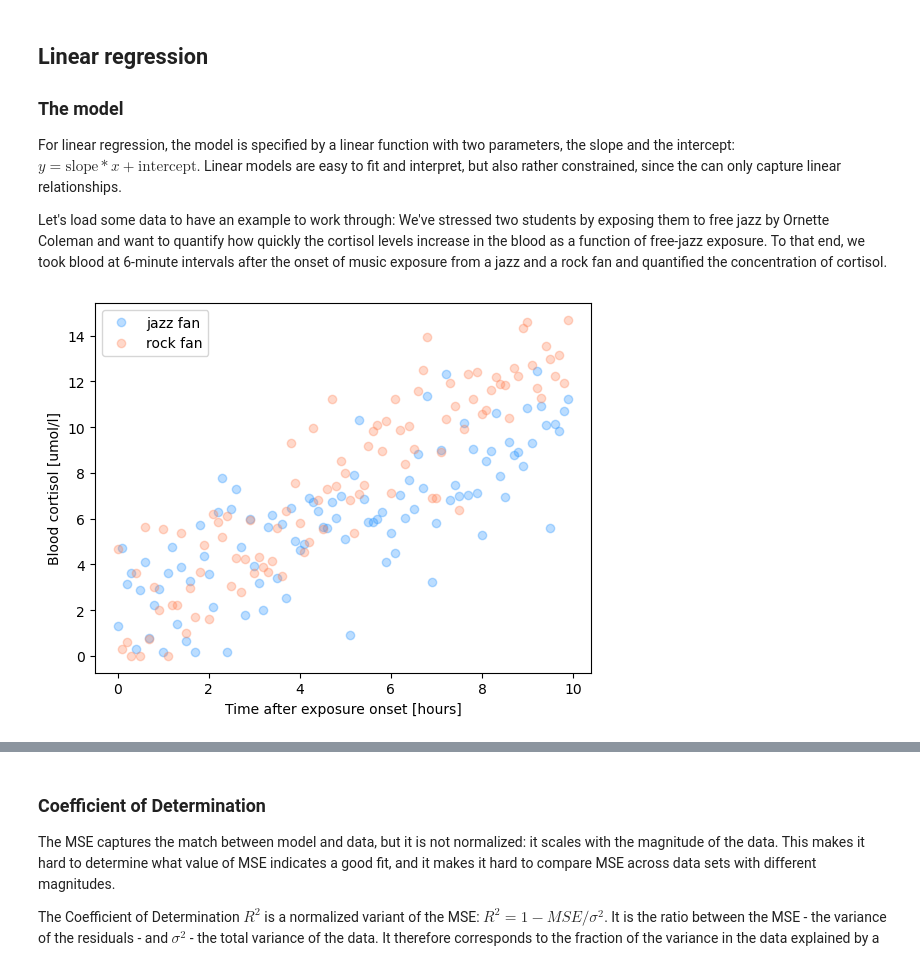
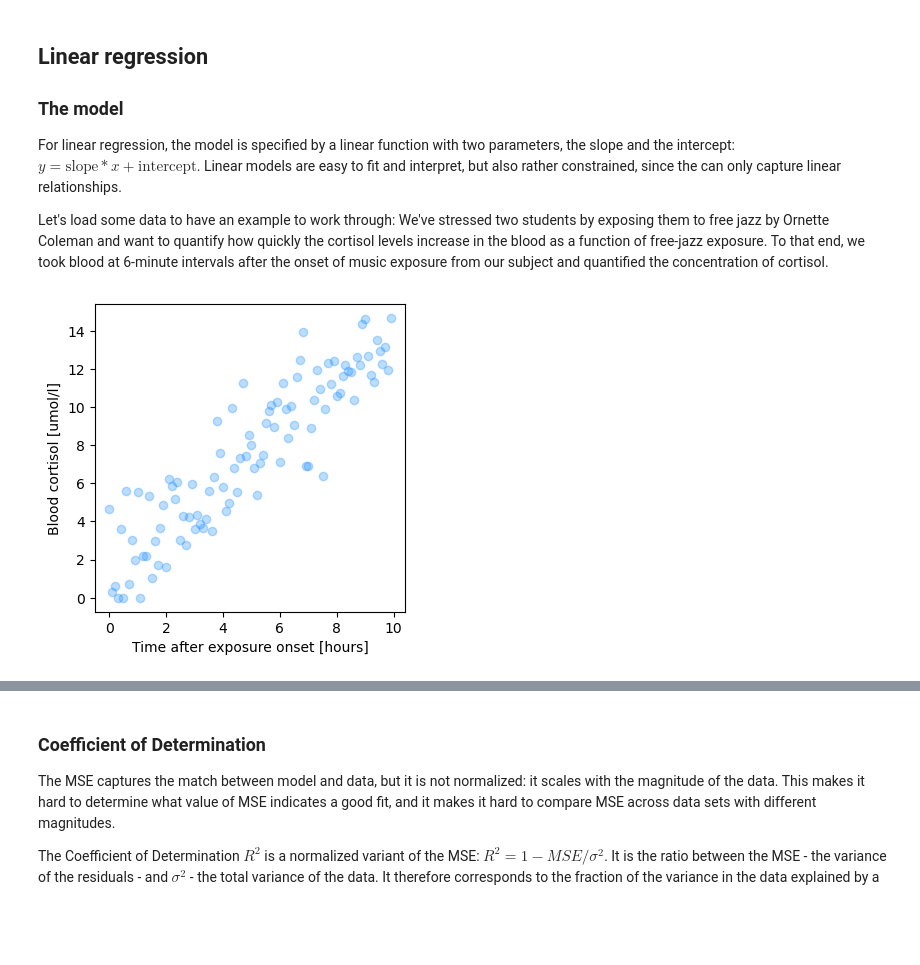
Before and after one commit to janclemenslab/neu715, a Jupyter notebook: docs/_sources/lectures/lecture 6/6.01_linear regression.ipynb, the cells around one changed output, grey strips where cells are left out. Drawn from its saved outputs; the diff is of its cells as text; code cells hidden in the pictures; blank space fills up the shorter version.

```diff
--- a/docs/_sources/lectures/lecture 6/6.01_linear regression.ipynb
+++ b/docs/_sources/lectures/lecture 6/6.01_linear regression.ipynb
@@ -58,21 +58,21 @@ _Nonlinear regression_, in which the model can be of arbitrary form, is more fle
 For linear regression, the model is specified by a linear function with two parameters, the slope and the intercept: $y=\text{slope} * x + \text{intercept}$. Linear models are easy to fit and interpret, but also rather constrained, since the can only capture linear relationships.
 
 Let's load some data to have an example to work through:
-We've stressed two students by exposing them to free jazz by Ornette Coleman and want to quantify how quickly the cortisol levels increase in the blood as a function of free-jazz exposure. To that end, we took blood at 6-minute intervals after the onset of music exposure from a jazz and a rock fan and quantified the concentration of cortisol.
+We've stressed two students by exposing them to free jazz by Ornette Coleman and want to quantify how quickly the cortisol levels increase in the blood as a function of free-jazz exposure. To that end, we took blood at 6-minute intervals after the onset of music exposure from our subject and quantified the concentration of cortisol.
 # %%
 import numpy as np
 import matplotlib.pyplot as plt
 
 d= np.load('6.01_linear_regression.npz')
-plt.plot(d['time'], d['rock_cortisol'], 'o', alpha=0.3, c='dodgerblue', label='jazz fan')
-plt.plot(d['time'], d['jazz_cortisol'], 'o', alpha=0.3, c='coral',label='rock fan')
+
+plt.figure(figsize=(4, 4))
+plt.plot(d['time'], d['jazz_cortisol'], 'o', alpha=0.3, c='dodgerblue')
 
 plt.xlabel('Time after exposure onset [hours]')
 plt.ylabel('Blood cortisol [umol/l]')
-plt.legend()
 plt.show()
 # %% [output]
-[figure, old version]
+[figure, new version]
 # %% [markdown]
 ## Quantifying goodness of fit
 
```
Also changed, not shown: parts of 2 cells of this notebook, 3 other files.
